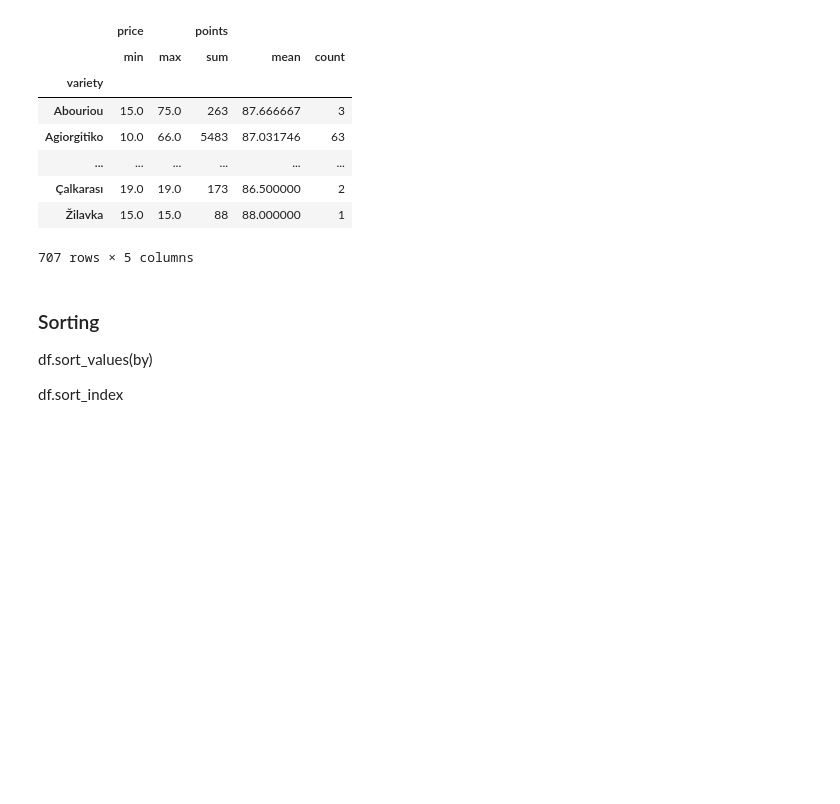
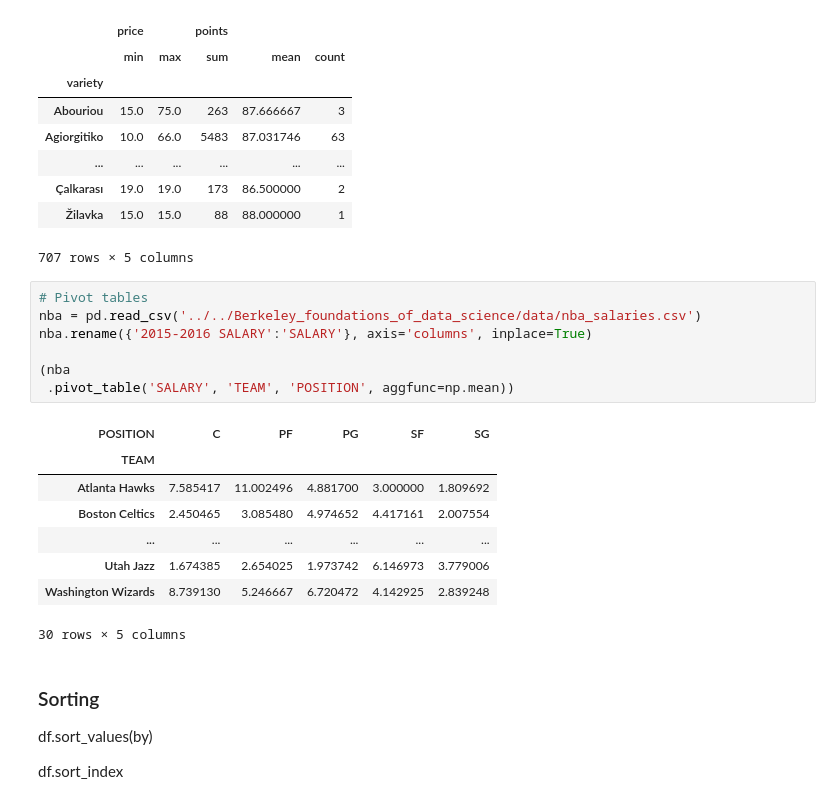
Before and after one commit to pmgasper/kaggle_learn, a Jupyter notebook: pandas/l1-4_grouping_sorting.ipynb, the cells around one changed output. Saved outputs shown, nothing was run; the diff lists cells and outputs as text; blank space fills up the shorter version.

```diff
--- a/pandas/l1-4_grouping_sorting.ipynb
+++ b/pandas/l1-4_grouping_sorting.ipynb
@@ -176,6 +176,22 @@ wine_price_extremes
 | Çalkarası | 19.0 | 19.0 | 173 | 86.500000 | 2 |
 | Žilavka | 15.0 | 15.0 | 88 | 88.000000 | 1 |
 707 rows × 5 columns
+# %%
+# Pivot tables
+nba = pd.read_csv('../../Berkeley_foundations_of_data_science/data/nba_salaries.csv')
+nba.rename({'2015-2016 SALARY':'SALARY'}, axis='columns', inplace=True)
+
+(nba
+ .pivot_table('SALARY', 'TEAM', 'POSITION', aggfunc=np.mean))
+# %% [output]
+| POSITION | C | PF | PG | SF | SG |
+| TEAM |  |  |  |  |  |
+| Atlanta Hawks | 7.585417 | 11.002496 | 4.881700 | 3.000000 | 1.809692 |
+| Boston Celtics | 2.450465 | 3.085480 | 4.974652 | 4.417161 | 2.007554 |
+| ... | ... | ... | ... | ... | ... |
+| Utah Jazz | 1.674385 | 2.654025 | 1.973742 | 6.146973 | 3.779006 |
+| Washington Wizards | 8.739130 | 5.246667 | 6.720472 | 4.142925 | 2.839248 |
+30 rows × 5 columns
 # %% [markdown]
 ### Sorting
 
```
Also changed, not shown: parts of 4 cells of this notebook, 2 other files.
